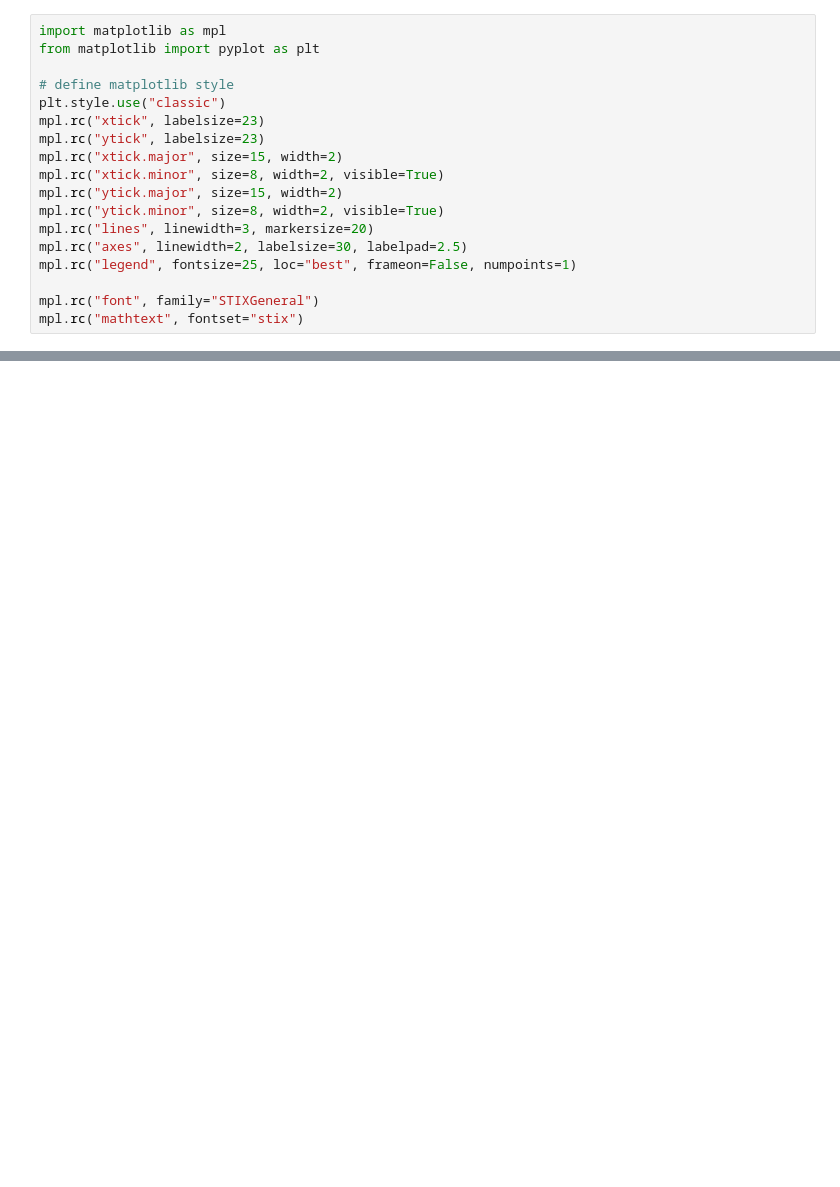
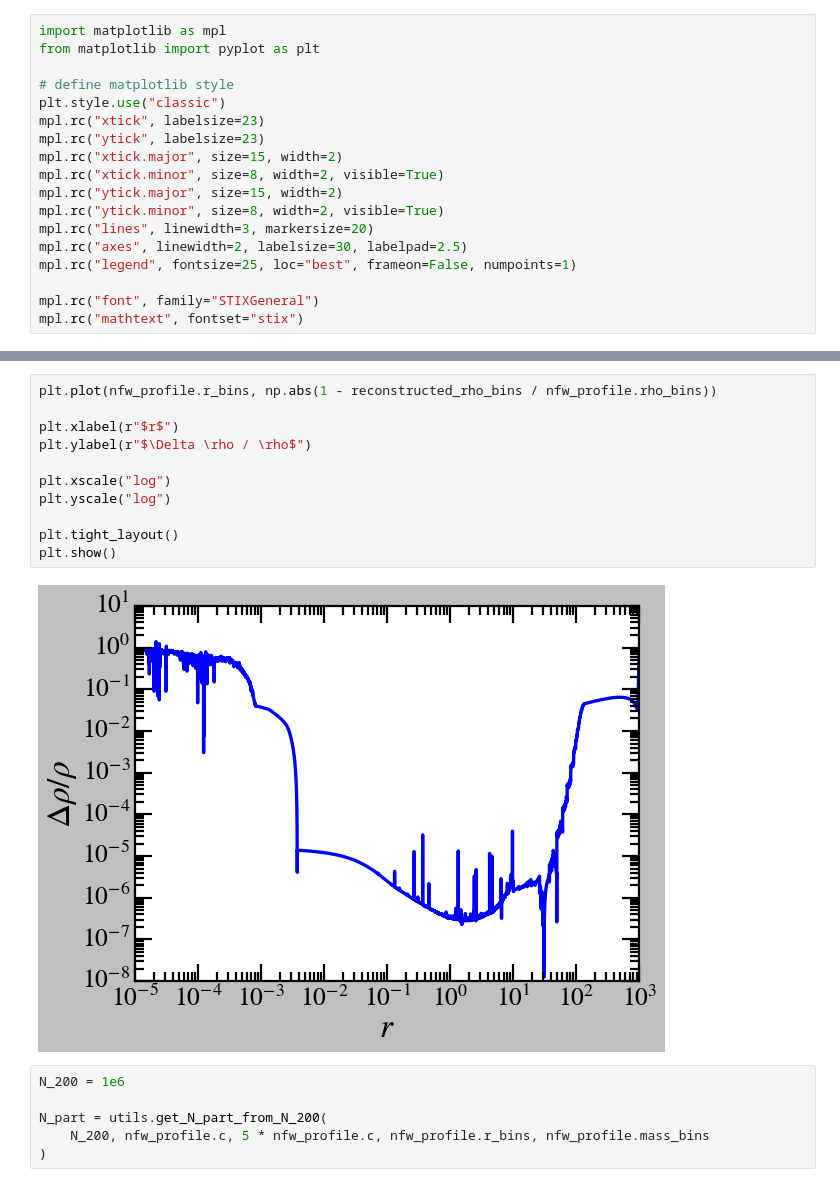
Before and after one commit to vinh-qtran/SoftIsoICs, a Jupyter notebook: nbs/test.ipynb, the cells around one changed output, grey strips where cells are left out. Cells and saved outputs as stored; diff of their text form; blank space fills up the shorter version.

```diff
--- a/nbs/test.ipynb
+++ b/nbs/test.ipynb
@@ -110,0 +120,19 @@ plt.show()
+# %%
+plt.plot(nfw_profile.r_bins, np.abs(1 - reconstructed_rho_bins / nfw_profile.rho_bins))
+
+plt.xlabel(r"$r$")
+plt.ylabel(r"$\Delta \rho / \rho$")
+
+plt.xscale("log")
+plt.yscale("log")
+
+plt.tight_layout()
+plt.show()
+# %% [output]
+[figure, added]
+# %%
+N_200 = 1e6
+
+N_part = utils.get_N_part_from_N_200(
+    N_200, nfw_profile.c, 5 * nfw_profile.c, nfw_profile.r_bins, nfw_profile.mass_bins
+)
```
Also changed, not shown: parts of 17 cells of this notebook, 6 other files.
